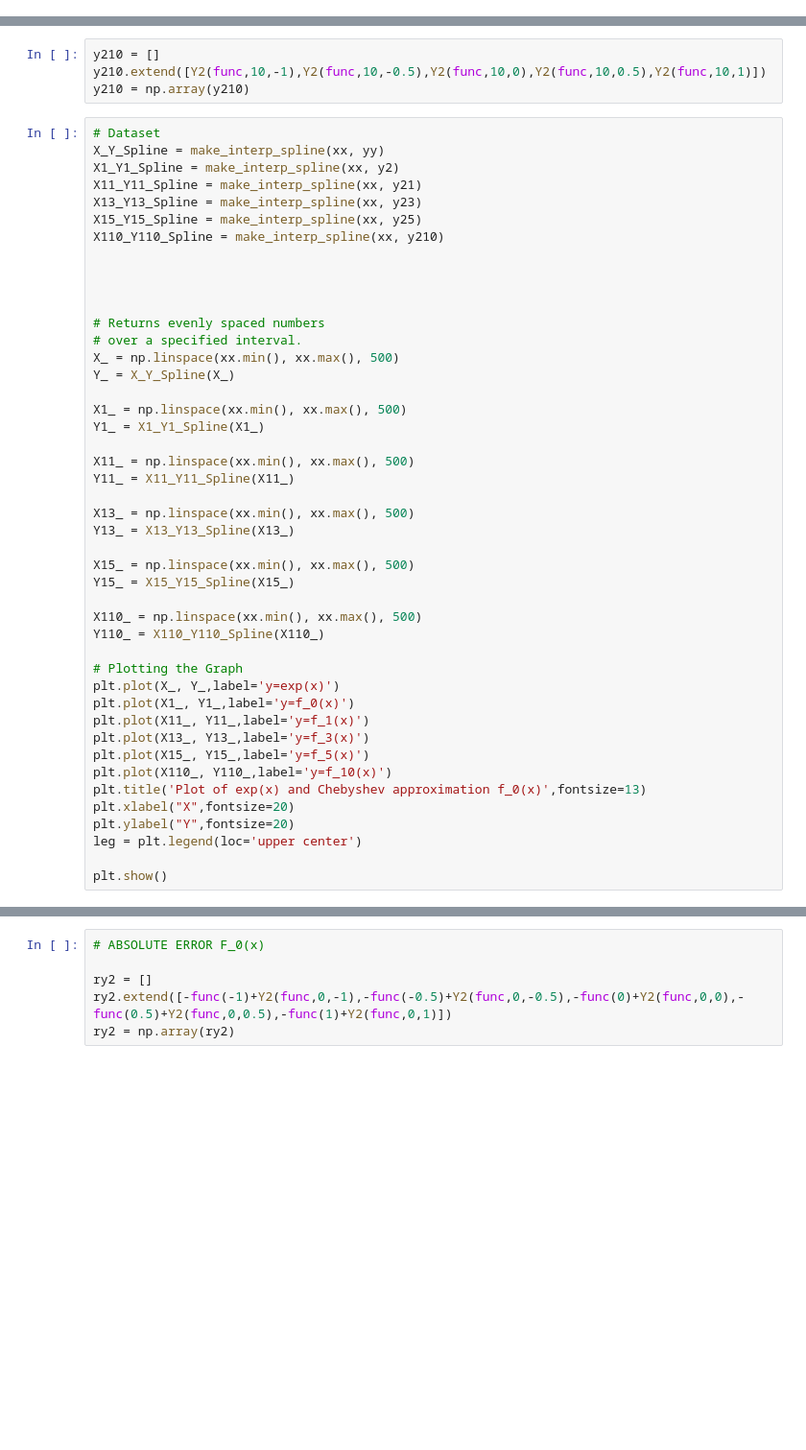
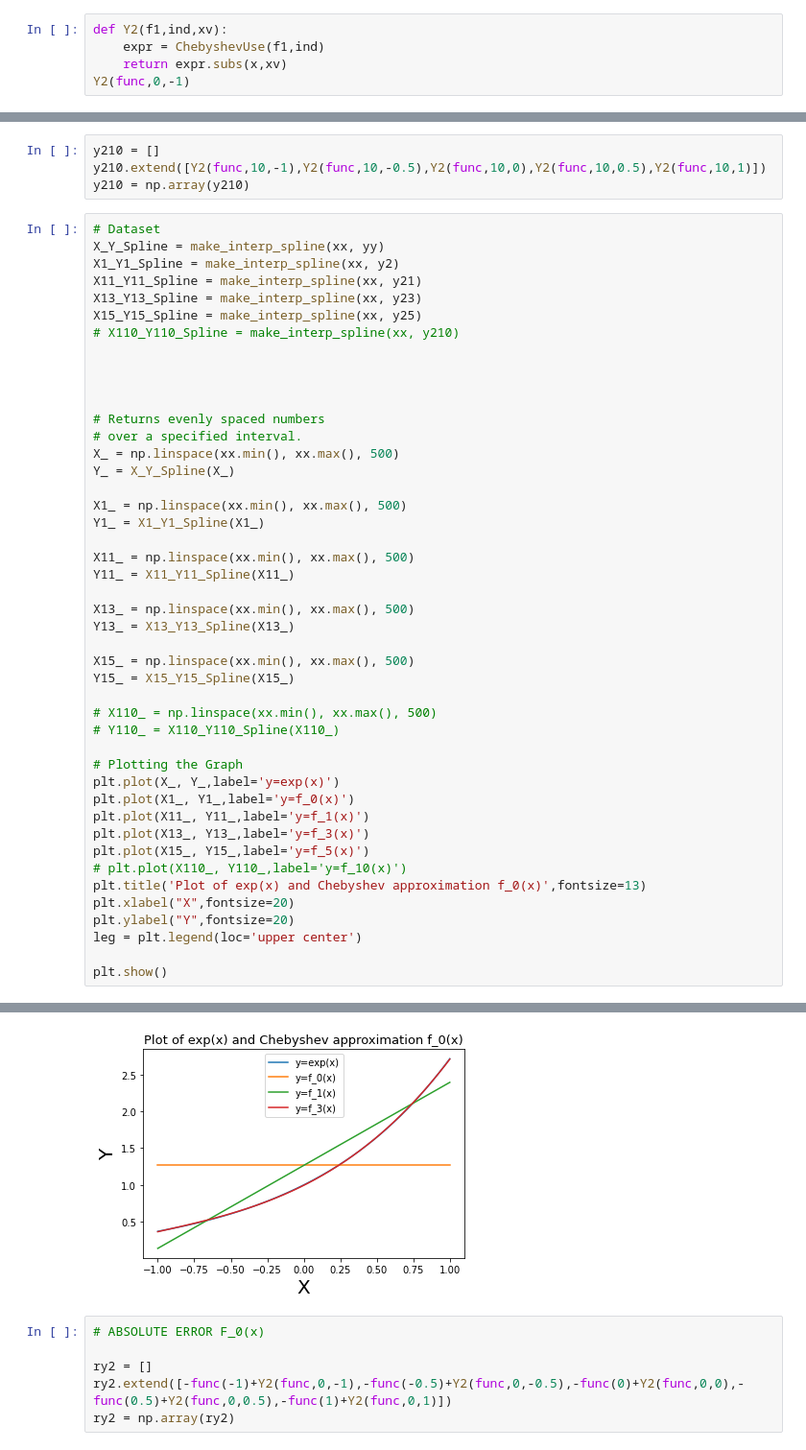
Before and after one commit to 0b10001/testing, a Jupyter notebook: Numerics III Lab 2.ipynb, the cells around one changed output, grey strips where cells are left out. Shown at 96% size. Drawn from its saved outputs; the diff is of its cells as text; blank space fills up the shorter version.

```diff
--- a/Numerics III Lab 2.ipynb
+++ b/Numerics III Lab 2.ipynb
@@ -58,3 +58,8 @@ def ChebyshevUse(f1,n):
 ChebyshevUse(func,0)
 # %% [output]
 [figure]
+# %%
+def Y2(f1,ind,xv):
+    expr = ChebyshevUse(f1,ind)
+    return expr.subs(x,xv)
+Y2(func,0,-1)
@@ -101,7 +108,7 @@ X1_Y1_Spline = make_interp_spline(xx, y2)
 X11_Y11_Spline = make_interp_spline(xx, y21)
 X13_Y13_Spline = make_interp_spline(xx, y23)
 X15_Y15_Spline = make_interp_spline(xx, y25)
-X110_Y110_Spline = make_interp_spline(xx, y210)
+# X110_Y110_Spline = make_interp_spline(xx, y210)
 
 
 
@@ -123,8 +130,8 @@ Y13_ = X13_Y13_Spline(X13_)
 X15_ = np.linspace(xx.min(), xx.max(), 500)
 Y15_ = X15_Y15_Spline(X15_)
 
-X110_ = np.linspace(xx.min(), xx.max(), 500)
-Y110_ = X110_Y110_Spline(X110_)
+# X110_ = np.linspace(xx.min(), xx.max(), 500)
+# Y110_ = X110_Y110_Spline(X110_)
 
 # Plotting the Graph
 plt.plot(X_, Y_,label='y=exp(x)')
@@ -132,7 +139,7 @@ plt.plot(X1_, Y1_,label='y=f_0(x)')
 plt.plot(X11_, Y11_,label='y=f_1(x)')
 plt.plot(X13_, Y13_,label='y=f_3(x)')
 plt.plot(X15_, Y15_,label='y=f_5(x)')
-plt.plot(X110_, Y110_,label='y=f_10(x)')
+# plt.plot(X110_, Y110_,label='y=f_10(x)')
 plt.title('Plot of exp(x) and Chebyshev approximation f_0(x)',fontsize=13)
 plt.xlabel("X",fontsize=20)
 plt.ylabel("Y",fontsize=20)
@@ -144,3 +150,4 @@ NameError: name 'make_interp_spline' is not defined
+[figure, added]
 # %%
 # ABSOLUTE ERROR F_0(x)
 
```
Also changed, not shown: parts of 3 cells of this notebook.
